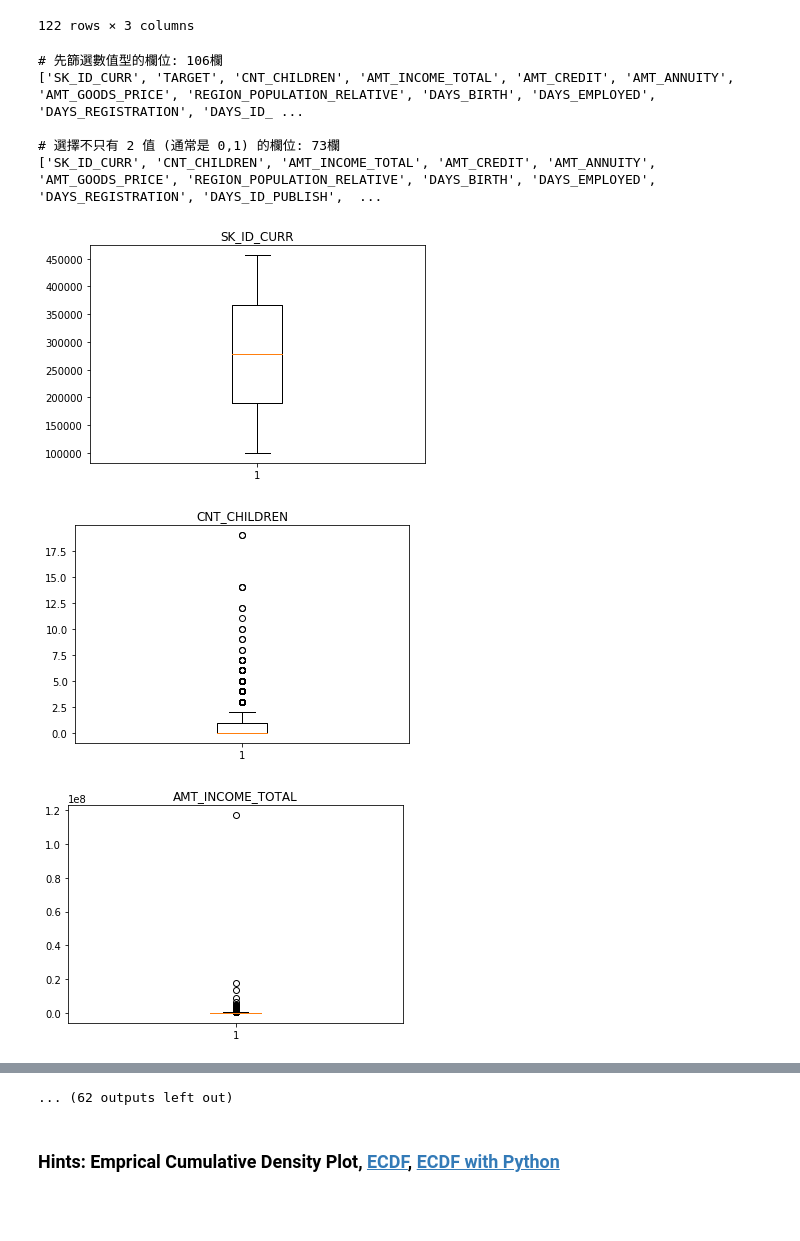
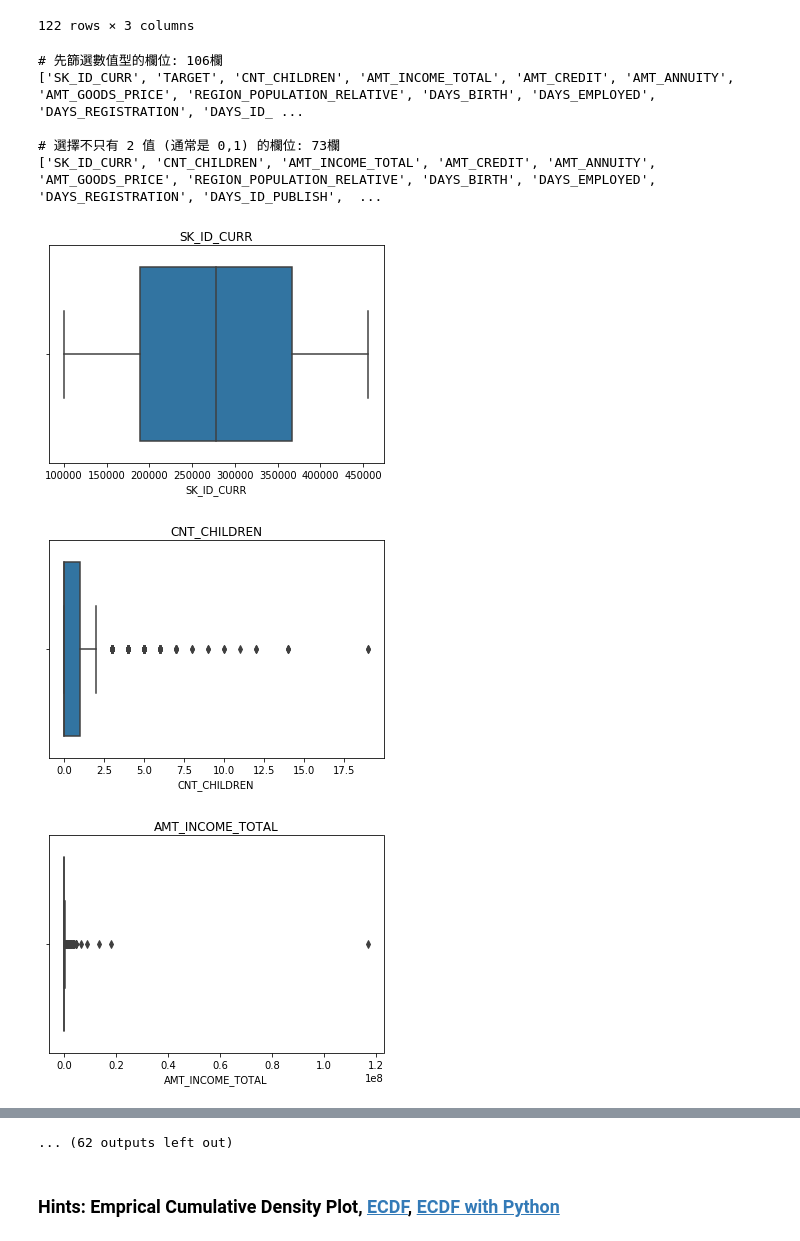
Before and after one commit to MardiLo/2nd-ML100days, a Jupyter notebook: homework/Day_006_HW.ipynb, the cells around one changed output, grey strips where cells are left out. Saved outputs shown, nothing was run; the diff lists cells and outputs as text; code cells hidden in the pictures; blank space fills up the shorter version.

```diff
--- a/homework/Day_006_HW.ipynb
+++ b/homework/Day_006_HW.ipynb
@@ -59,34 +60,34 @@ observe_df
 # %%
 # 先篩選數值型的欄位(*int64 跟 float64 有 bug, 無法正確判別資料型態)
 """
 YOUR CODE HERE, fill correct data types (for example str, float, int, ...)
 """
 dtype_select = ['object']
 
 numeric_columns = list(app_train.columns[list(~app_train.dtypes.isin(dtype_select))])  # isin() 內要放 list
 print('# 先篩選數值型的欄位: %d欄' % len(numeric_columns))
 print(numeric_columns, '\n')
 
 # 選擇不只有 2 值 (通常是 0,1) 的欄位
 numeric_columns = list(app_train[numeric_columns].columns[list(app_train[numeric_columns].apply(lambda x:len(x.unique())!=2))])
 print('# 選擇不只有 2 值 (通常是 0,1) 的欄位: %d欄' % len(numeric_columns))
 print(numeric_columns, '\n')
 
 
 # 檢視這些欄位的數值範圍
 for col in numeric_columns:
     """
     Your CODE HERE, make the box plot
     """
-    plt.boxplot(app_train[col])
+    sns.boxplot(app_train[col])
     plt.title(col)
     plt.show()
 # %% [output]
 # 先篩選數值型的欄位: 106欄
 ['SK_ID_CURR', 'TARGET', 'CNT_CHILDREN', 'AMT_INCOME_TOTAL', 'AMT_CREDIT', 'AMT_ANNUITY', 'AMT_GOODS_PRICE', 'REGION_POPULATION_RELATIVE', 'DAYS_BIRTH', 'DAYS_EMPLOYED', 'DAYS_REGISTRATION', 'DAYS_ID_ ...
 
 # 選擇不只有 2 值 (通常是 0,1) 的欄位: 73欄
 ['SK_ID_CURR', 'CNT_CHILDREN', 'AMT_INCOME_TOTAL', 'AMT_CREDIT', 'AMT_ANNUITY', 'AMT_GOODS_PRICE', 'REGION_POPULATION_RELATIVE', 'DAYS_BIRTH', 'DAYS_EMPLOYED', 'DAYS_REGISTRATION', 'DAYS_ID_PUBLISH',  ...
-[figure, old version]
+[figure, new version]
-[figure, old version]
+[figure, new version]
-[figure, old version]
+[figure, new version]
```
Also changed, not shown: parts of 2 cells of this notebook.
